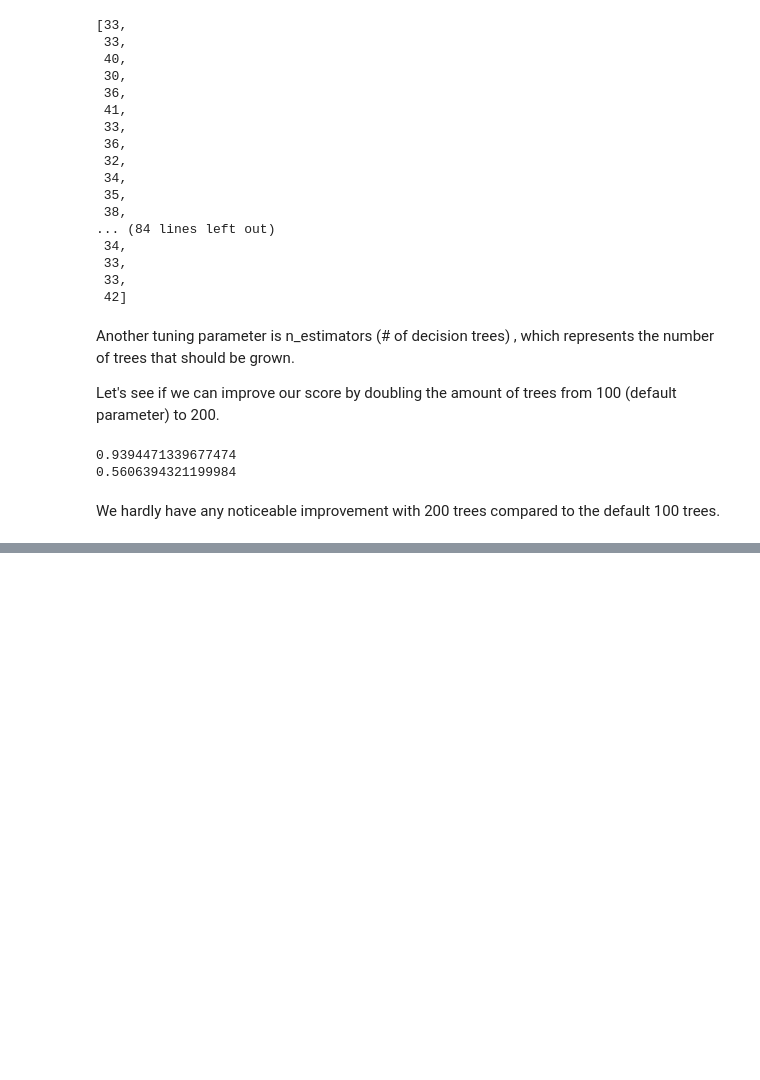
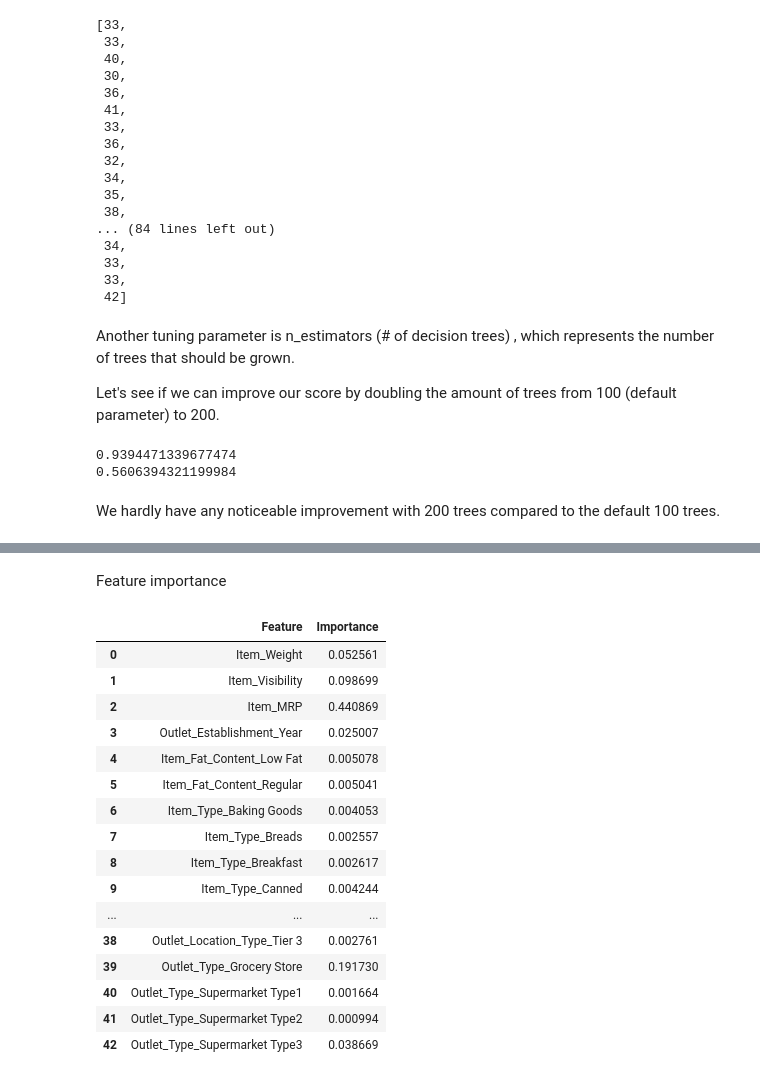
Before and after one commit to Manel-MH/Sales-Predictions, a Jupyter notebook: Project1_Sales_Predictions.ipynb, the cells around one changed output, grey strips where cells are left out. Saved outputs shown, nothing was run; the diff lists cells and outputs as text; code cells hidden in the pictures; blank space fills up the shorter version.

```diff
--- a/Project1_Sales_Predictions.ipynb
+++ b/Project1_Sales_Predictions.ipynb
@@ -881,0 +908,24 @@ We hardly have any noticeable improvement with 200 trees compared to the default
+# %% [markdown]
+Feature importance
+# %%
+data = {'Feature': X.columns, 'Importance': rf.feature_importances_}
+feature_importances = pd.DataFrame(data)
+feature_importances
+# %% [output]
+|  | Feature | Importance |
+| 0 | Item_Weight | 0.052561 |
+| 1 | Item_Visibility | 0.098699 |
+| 2 | Item_MRP | 0.440869 |
+| 3 | Outlet_Establishment_Year | 0.025007 |
+| 4 | Item_Fat_Content_Low Fat | 0.005078 |
+| 5 | Item_Fat_Content_Regular | 0.005041 |
+| 6 | Item_Type_Baking Goods | 0.004053 |
+| 7 | Item_Type_Breads | 0.002557 |
+| 8 | Item_Type_Breakfast | 0.002617 |
+| 9 | Item_Type_Canned | 0.004244 |
+| ... | ... | ... |
+| 38 | Outlet_Location_Type_Tier 3 | 0.002761 |
+| 39 | Outlet_Type_Grocery Store | 0.191730 |
+| 40 | Outlet_Type_Supermarket Type1 | 0.001664 |
+| 41 | Outlet_Type_Supermarket Type2 | 0.000994 |
+| 42 | Outlet_Type_Supermarket Type3 | 0.038669 |
```
Also changed, not shown: parts of 7 cells of this notebook.
